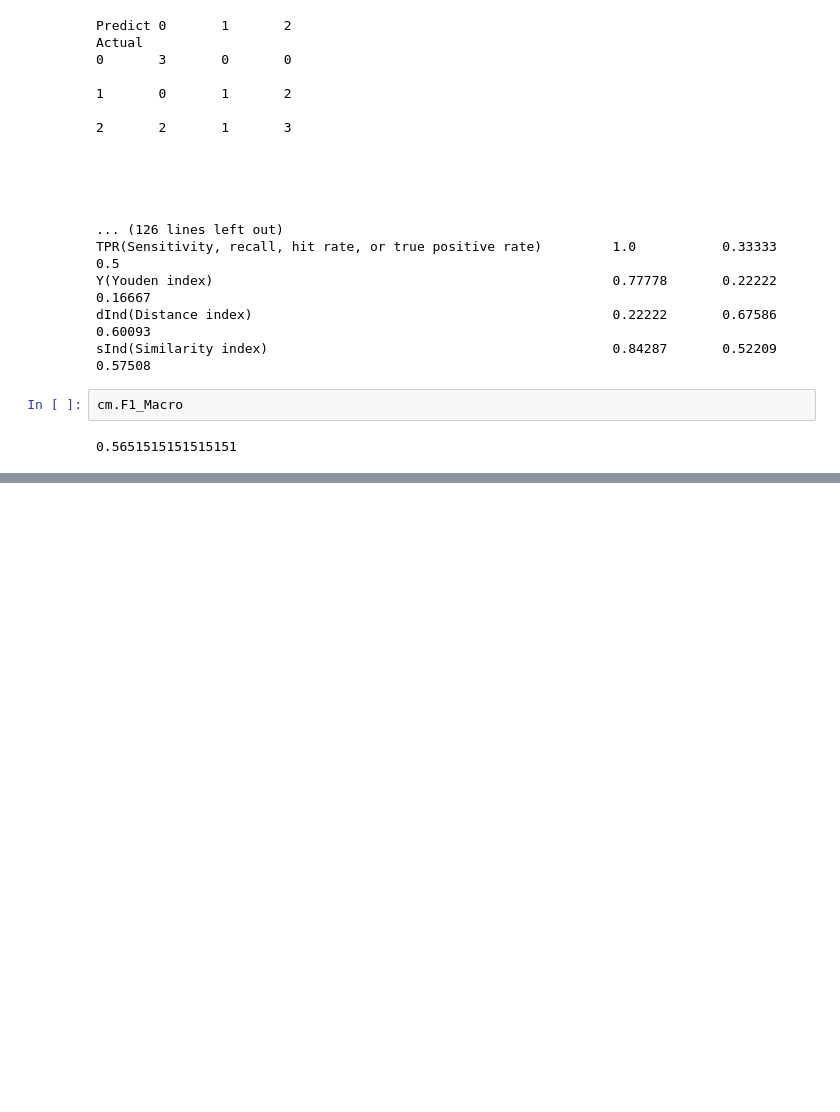
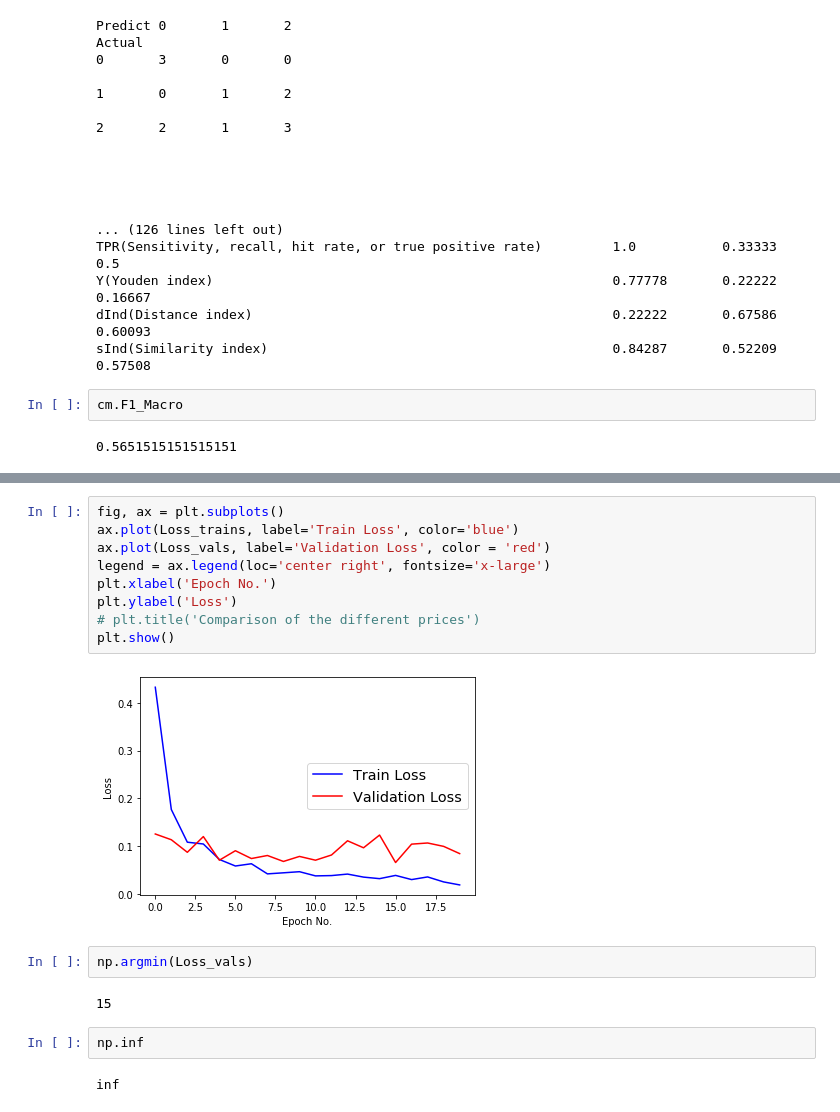
Before and after one commit to mamintoosi/CNN-pruning, a Jupyter notebook: main_CNN_prune_pds_local.ipynb, the cells around one changed output, grey strips where cells are left out. Drawn from its saved outputs; the diff is of its cells as text; blank space fills up the shorter version.

```diff
--- a/main_CNN_prune_pds_local.ipynb
+++ b/main_CNN_prune_pds_local.ipynb
@@ -317,0 +316,19 @@ cm.F1_Macro
+# %%
+fig, ax = plt.subplots()
+ax.plot(Loss_trains, label='Train Loss', color='blue')
+ax.plot(Loss_vals, label='Validation Loss', color = 'red')
+legend = ax.legend(loc='center right', fontsize='x-large')
+plt.xlabel('Epoch No.')
+plt.ylabel('Loss')
+# plt.title('Comparison of the different prices')
+plt.show()
+# %% [output]
+[figure, added]
+# %%
+np.argmin(Loss_vals)
+# %% [output]
+15
+# %%
+np.inf
+# %% [output]
+inf
```
Also changed, not shown: parts of 4 cells of this notebook, 2 other files.
